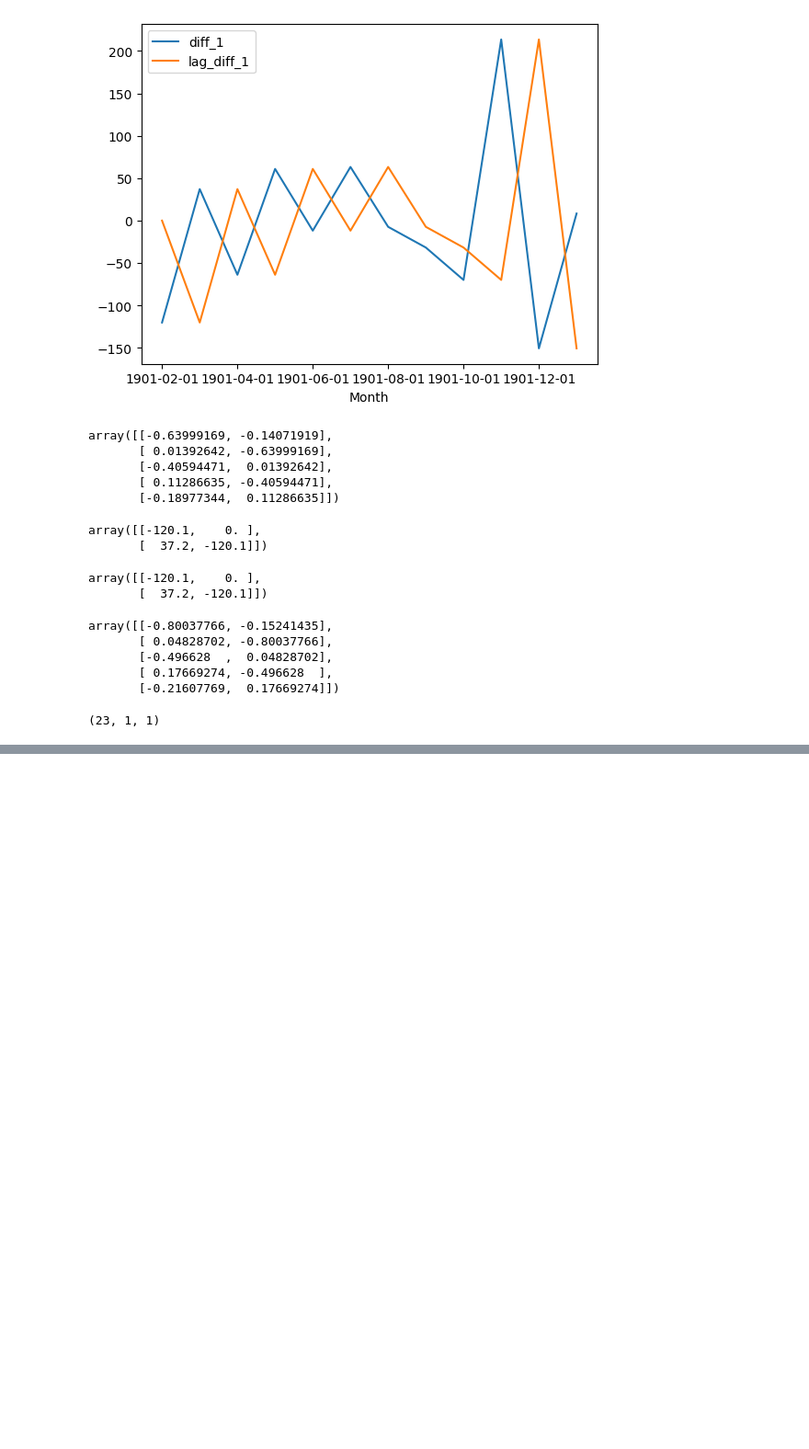
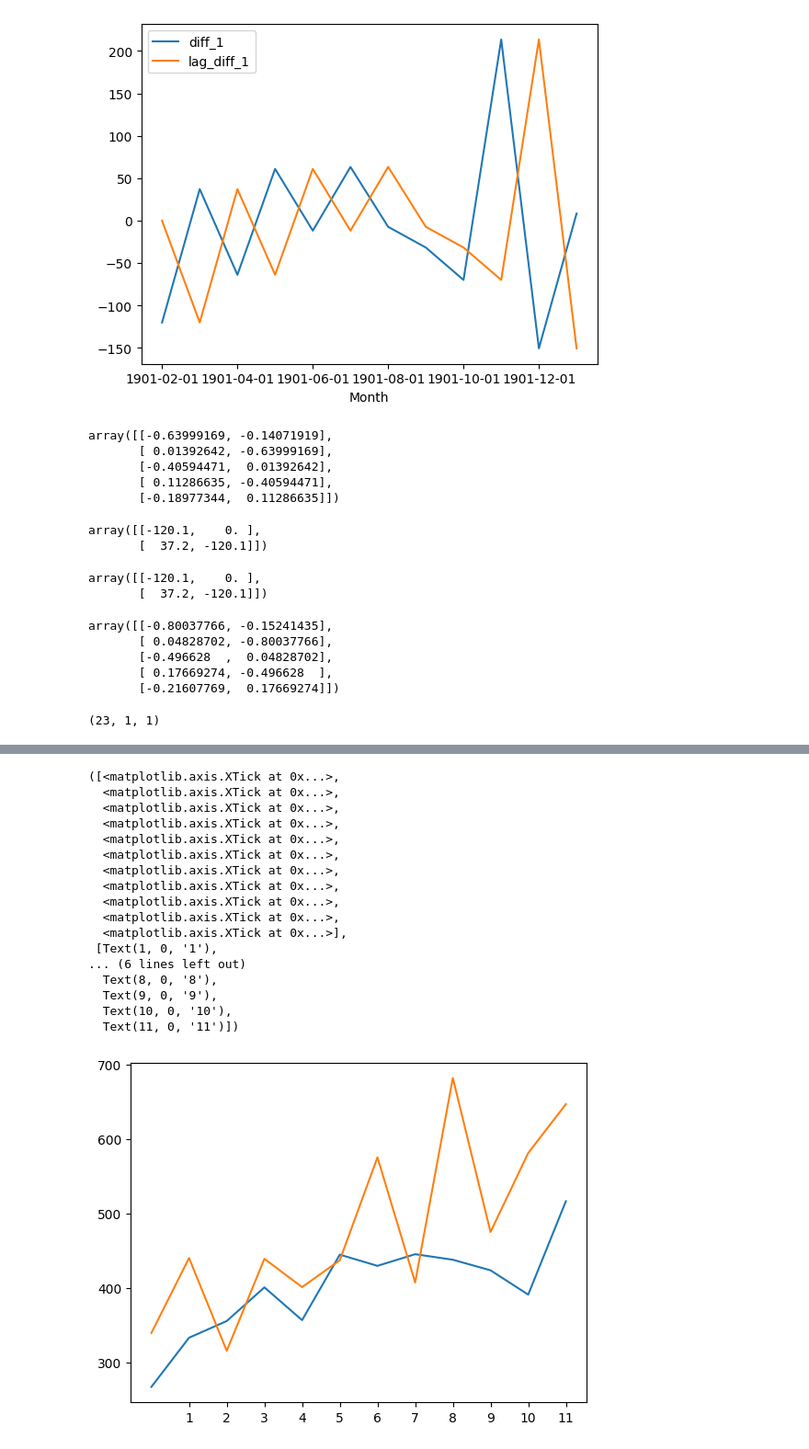
Before and after one commit to ngtantai48/CapstoneProject, a Jupyter notebook: ai/colab/LSTM_model.ipynb, the cells around one changed output, grey strips where cells are left out. Shown: that part at 92% size. Saved outputs shown, nothing was run; the diff lists cells and outputs as text; code cells hidden in the pictures; blank space fills up the shorter version.

```diff
--- a/ai/colab/LSTM_model.ipynb
+++ b/ai/colab/LSTM_model.ipynb
@@ -128,0 +237,23 @@ ValueError: Unrecognized keyword arguments passed to LSTM: {'batch_input_shape':
+# %%
+plt.plot(predictions)
+plt.plot(series[-12:])
+plt.xticks(np.arange(1, 12, 1), np.arange(1, 12, 1))
+# %% [output]
+([<matplotlib.axis.XTick at 0x...>,
+  <matplotlib.axis.XTick at 0x...>,
+  <matplotlib.axis.XTick at 0x...>,
+  <matplotlib.axis.XTick at 0x...>,
+  <matplotlib.axis.XTick at 0x...>,
+  <matplotlib.axis.XTick at 0x...>,
+  <matplotlib.axis.XTick at 0x...>,
+  <matplotlib.axis.XTick at 0x...>,
+  <matplotlib.axis.XTick at 0x...>,
+  <matplotlib.axis.XTick at 0x...>,
+  <matplotlib.axis.XTick at 0x...>],
+ [Text(1, 0, '1'),
+... (6 lines left out)
+  Text(8, 0, '8'),
+  Text(9, 0, '9'),
+  Text(10, 0, '10'),
+  Text(11, 0, '11')])
+[figure, added]
```
Also changed, not shown: parts of 8 cells of this notebook, 4 other files.
